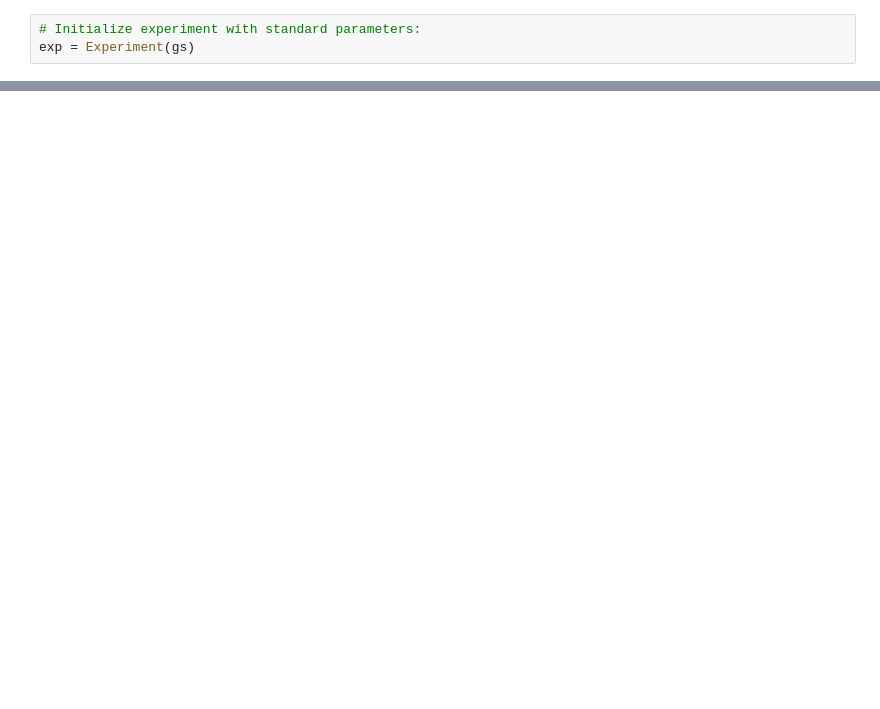
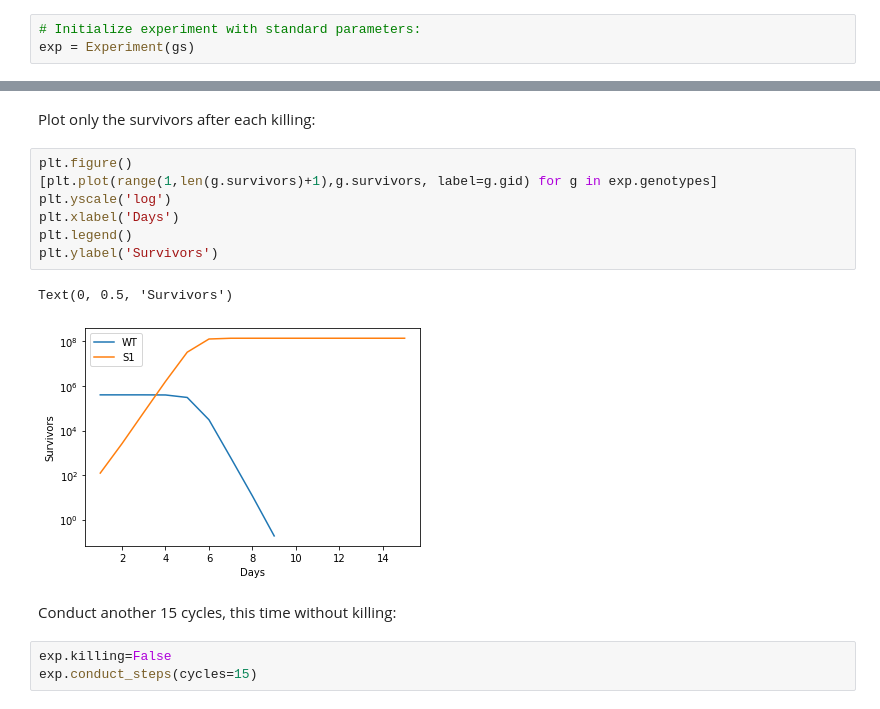
Before and after one commit to nnordhol/ODEvolution, a Jupyter notebook: Evo_exp_ODEvolution.ipynb, the cells around one changed output, grey strips where cells are left out. Drawn from its saved outputs; the diff is of its cells as text; blank space fills up the shorter version.

```diff
--- a/Evo_exp_ODEvolution.ipynb
+++ b/Evo_exp_ODEvolution.ipynb
@@ -1037,0 +87,17 @@ plt.yscale('log')
+# %% [markdown]
+Plot only the survivors after each killing:
+# %%
+plt.figure()
+[plt.plot(range(1,len(g.survivors)+1),g.survivors, label=g.gid) for g in exp.genotypes]
+plt.yscale('log')
+plt.xlabel('Days')
+plt.legend()
+plt.ylabel('Survivors')
+# %% [output]
+Text(0, 0.5, 'Survivors')
+[figure, added]
+# %% [markdown]
+Conduct another 15 cycles, this time without killing:
+# %%
+exp.killing=False
+exp.conduct_steps(cycles=15)
```
Also changed, not shown: parts of 146 cells of this notebook, 18 other files.
